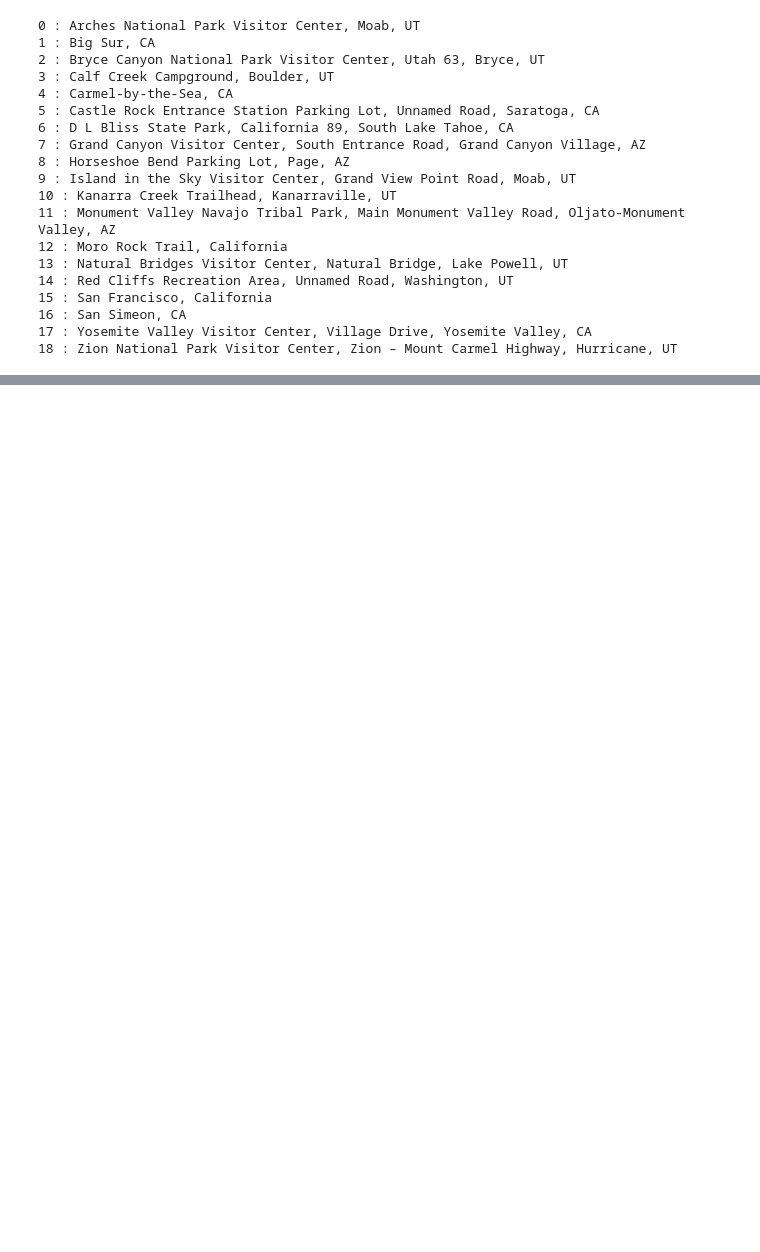
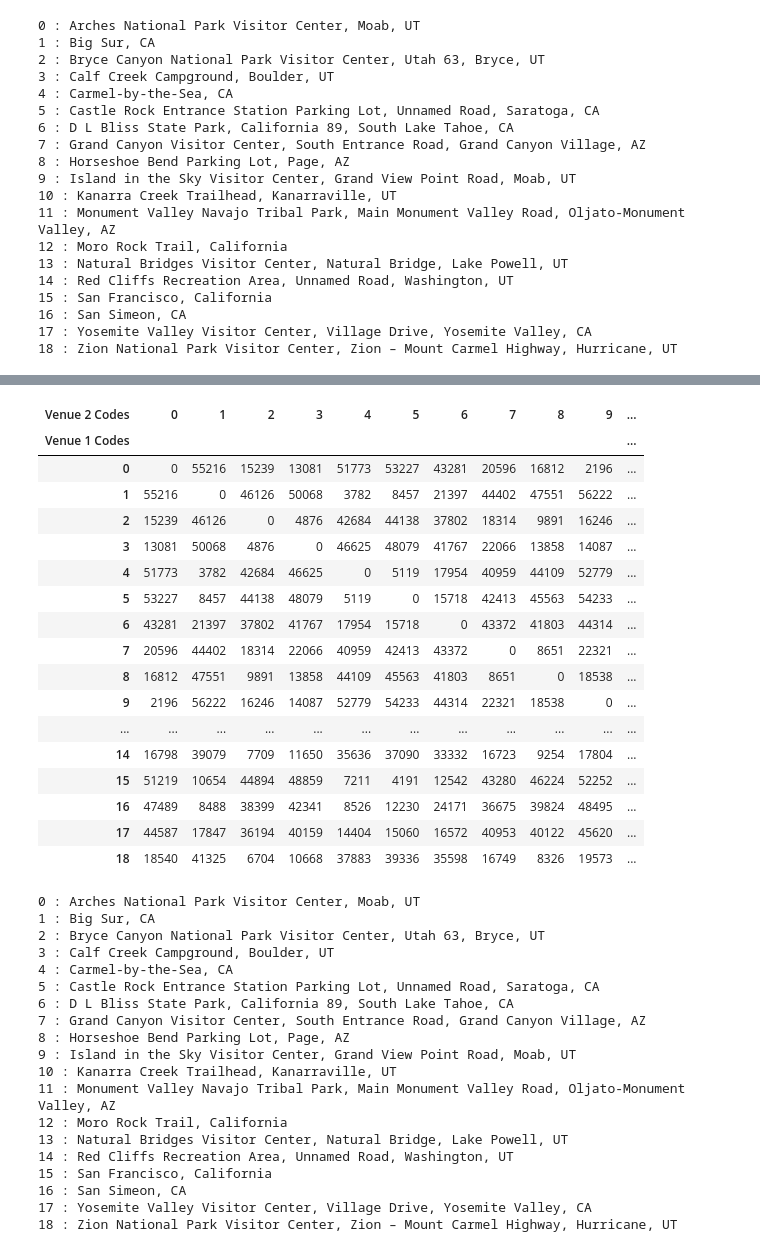
Before and after one commit to hcederna/road-trip-optimization, a Jupyter notebook: Road Trip Optimization.ipynb, the cells around one changed output, grey strips where cells are left out. Saved outputs shown, nothing was run; the diff lists cells and outputs as text; code cells hidden in the pictures; blank space fills up the shorter version.

```diff
--- a/Road Trip Optimization.ipynb
+++ b/Road Trip Optimization.ipynb
@@ -165,0 +217,46 @@ for k, v in _.items():
+# %%
+# Display duration matrix with code mappings
+display(duration_matrix)
+
+# Print dict of code: cat mappings for reference
+_ = dict(enumerate(_df['Venue 1'].cat.categories))
+for k, v in _.items():
+    print(k, ":", v)
+# %% [output]
+| Venue 2 Codes | 0 | 1 | 2 | 3 | 4 | 5 | 6 | 7 | 8 | 9 | ... |
+| Venue 1 Codes |  |  |  |  |  |  |  |  |  |  | ... |
+| 0 | 0 | 55216 | 15239 | 13081 | 51773 | 53227 | 43281 | 20596 | 16812 | 2196 | ... |
+| 1 | 55216 | 0 | 46126 | 50068 | 3782 | 8457 | 21397 | 44402 | 47551 | 56222 | ... |
+| 2 | 15239 | 46126 | 0 | 4876 | 42684 | 44138 | 37802 | 18314 | 9891 | 16246 | ... |
+| 3 | 13081 | 50068 | 4876 | 0 | 46625 | 48079 | 41767 | 22066 | 13858 | 14087 | ... |
+| 4 | 51773 | 3782 | 42684 | 46625 | 0 | 5119 | 17954 | 40959 | 44109 | 52779 | ... |
+| 5 | 53227 | 8457 | 44138 | 48079 | 5119 | 0 | 15718 | 42413 | 45563 | 54233 | ... |
+| 6 | 43281 | 21397 | 37802 | 41767 | 17954 | 15718 | 0 | 43372 | 41803 | 44314 | ... |
+| 7 | 20596 | 44402 | 18314 | 22066 | 40959 | 42413 | 43372 | 0 | 8651 | 22321 | ... |
+| 8 | 16812 | 47551 | 9891 | 13858 | 44109 | 45563 | 41803 | 8651 | 0 | 18538 | ... |
+| 9 | 2196 | 56222 | 16246 | 14087 | 52779 | 54233 | 44314 | 22321 | 18538 | 0 | ... |
+| ... | ... | ... | ... | ... | ... | ... | ... | ... | ... | ... | ... |
+| 14 | 16798 | 39079 | 7709 | 11650 | 35636 | 37090 | 33332 | 16723 | 9254 | 17804 | ... |
+| 15 | 51219 | 10654 | 44894 | 48859 | 7211 | 4191 | 12542 | 43280 | 46224 | 52252 | ... |
+| 16 | 47489 | 8488 | 38399 | 42341 | 8526 | 12230 | 24171 | 36675 | 39824 | 48495 | ... |
+| 17 | 44587 | 17847 | 36194 | 40159 | 14404 | 15060 | 16572 | 40953 | 40122 | 45620 | ... |
+| 18 | 18540 | 41325 | 6704 | 10668 | 37883 | 39336 | 35598 | 16749 | 8326 | 19573 | ... |
+0 : Arches National Park Visitor Center, Moab, UT
+1 : Big Sur, CA
+2 : Bryce Canyon National Park Visitor Center, Utah 63, Bryce, UT
+3 : Calf Creek Campground, Boulder, UT
+4 : Carmel-by-the-Sea, CA
+5 : Castle Rock Entrance Station Parking Lot, Unnamed Road, Saratoga, CA
+6 : D L Bliss State Park, California 89, South Lake Tahoe, CA
+7 : Grand Canyon Visitor Center, South Entrance Road, Grand Canyon Village, AZ
+8 : Horseshoe Bend Parking Lot, Page, AZ
+9 : Island in the Sky Visitor Center, Grand View Point Road, Moab, UT
+10 : Kanarra Creek Trailhead, Kanarraville, UT
+11 : Monument Valley Navajo Tribal Park, Main Monument Valley Road, Oljato-Monument Valley, AZ
+12 : Moro Rock Trail, California
+13 : Natural Bridges Visitor Center, Natural Bridge, Lake Powell, UT
+14 : Red Cliffs Recreation Area, Unnamed Road, Washington, UT
+15 : San Francisco, California
+16 : San Simeon, CA
+17 : Yosemite Valley Visitor Center, Village Drive, Yosemite Valley, CA
+18 : Zion National Park Visitor Center, Zion – Mount Carmel Highway, Hurricane, UT
```
Also changed, not shown: parts of 3 cells of this notebook.
